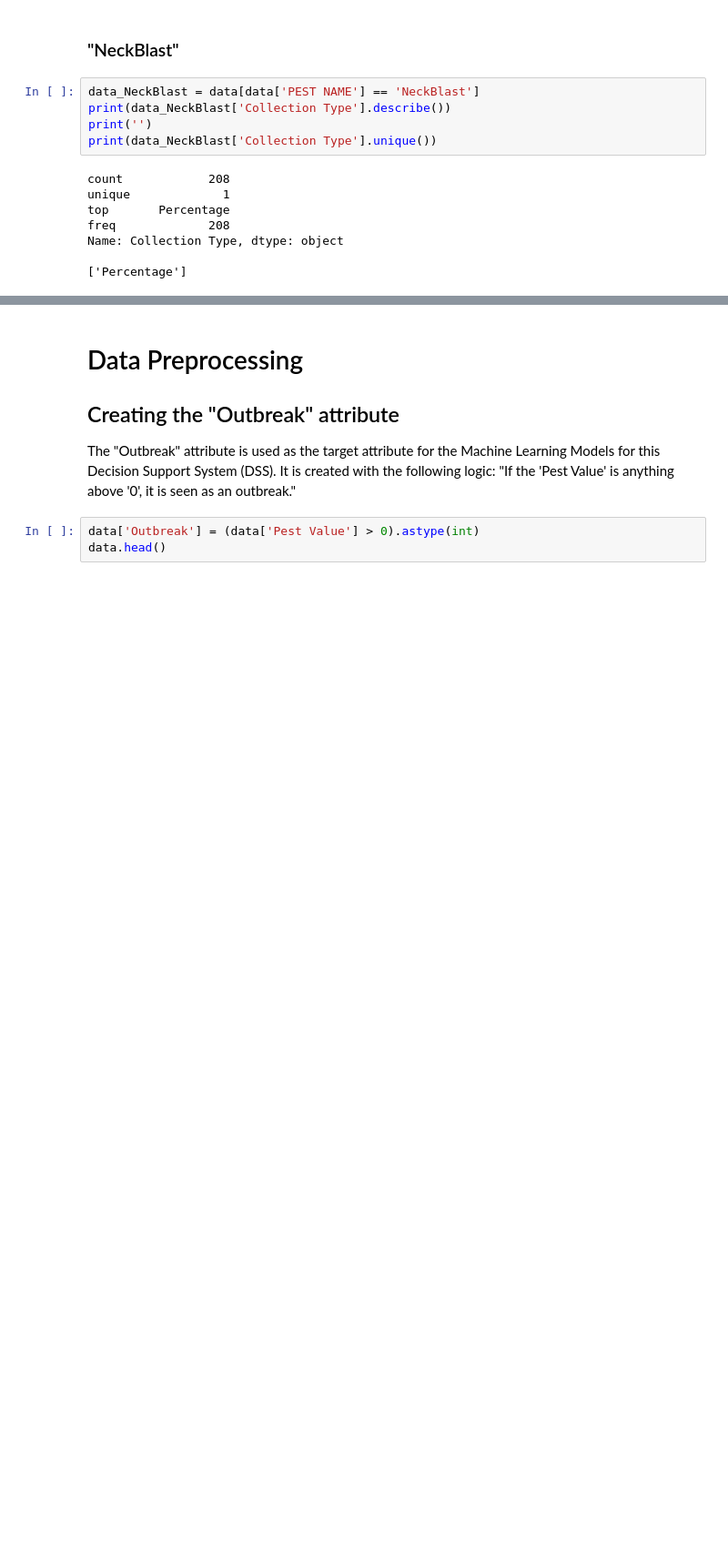
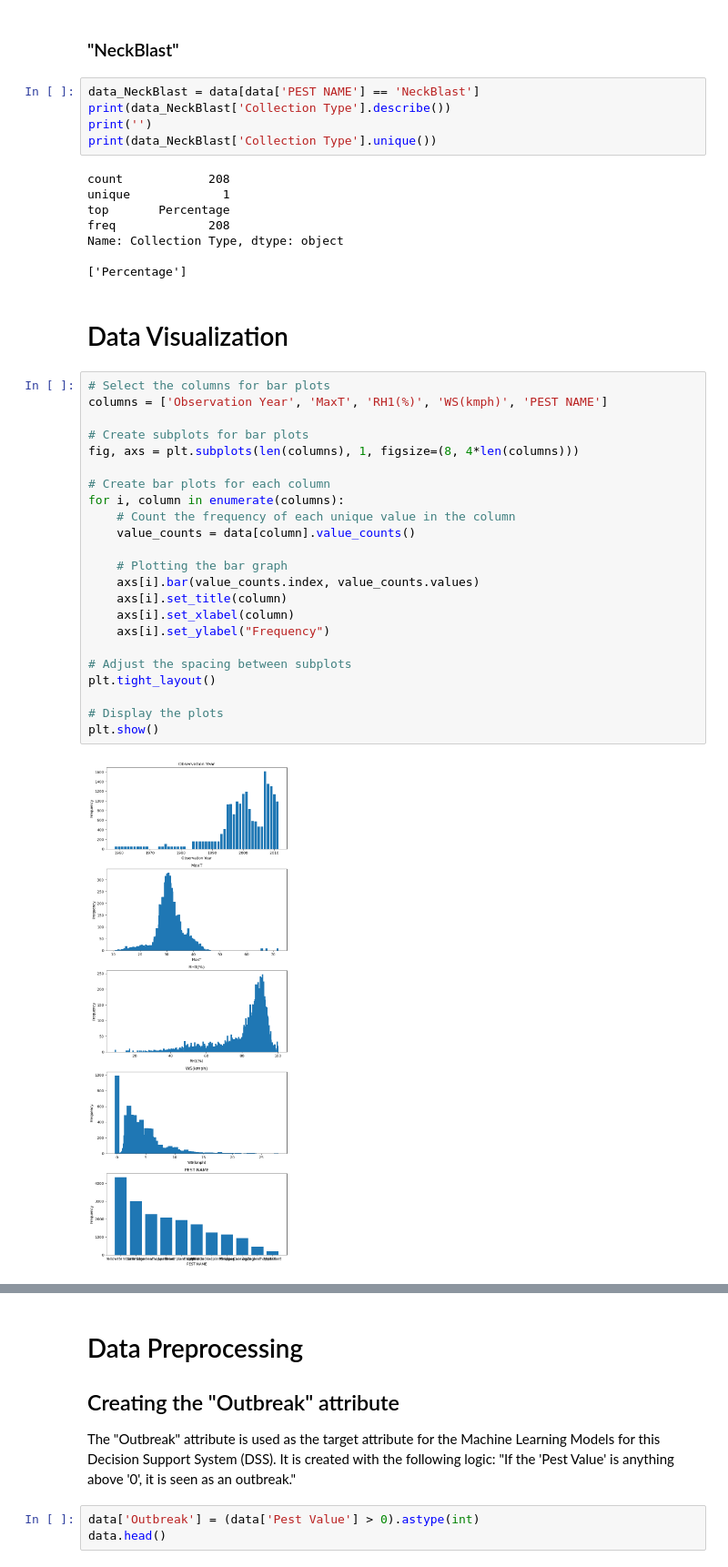
Before and after one commit to HXCLogic/Predictive-Modelling-for-Pest-Outbreak-Using-Machine-Learning-Techniques, a Jupyter notebook: Rice - Pest and Diseases/Rice.ipynb, the cells around one changed output, grey strips where cells are left out. Shown at 91% size. Cells and saved outputs as stored; diff of their text form; blank space fills up the shorter version.

Commit message:
Added Visualizations
Added some visualizations in the form of charts and graphs.

```diff
--- a/Rice - Pest and Diseases/Rice.ipynb
+++ b/Rice - Pest and Diseases/Rice.ipynb
@@ -278,3 +279,30 @@ freq             208
 Name: Collection Type, dtype: object
 
 ['Percentage']
+# %% [markdown]
+# Data Visualization
+# %%
+# Select the columns for bar plots
+columns = ['Observation Year', 'MaxT', 'RH1(%)', 'WS(kmph)', 'PEST NAME']
+
+# Create subplots for bar plots
+fig, axs = plt.subplots(len(columns), 1, figsize=(8, 4*len(columns)))
+
+# Create bar plots for each column
+for i, column in enumerate(columns):
+    # Count the frequency of each unique value in the column
+    value_counts = data[column].value_counts()
+
+    # Plotting the bar graph
+    axs[i].bar(value_counts.index, value_counts.values)
+    axs[i].set_title(column)
+    axs[i].set_xlabel(column)
+    axs[i].set_ylabel("Frequency")
+
+# Adjust the spacing between subplots
+plt.tight_layout()
+
+# Display the plots
+plt.show()
+# %% [output]
+[figure, added]
```
Also changed, not shown: parts of 2 cells of this notebook.
